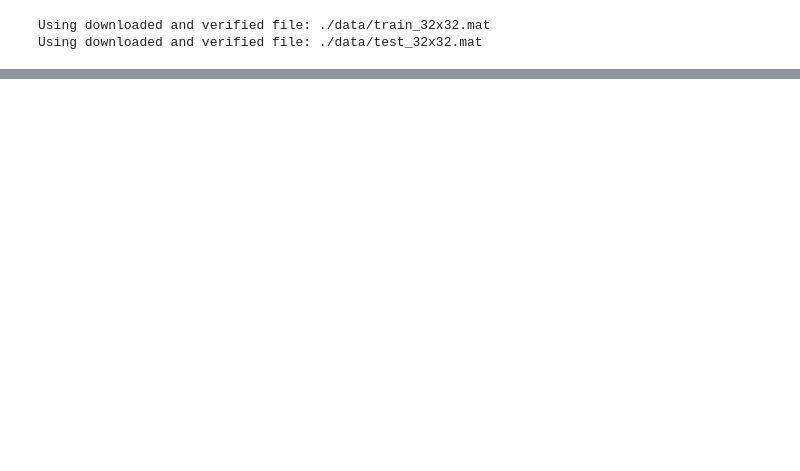
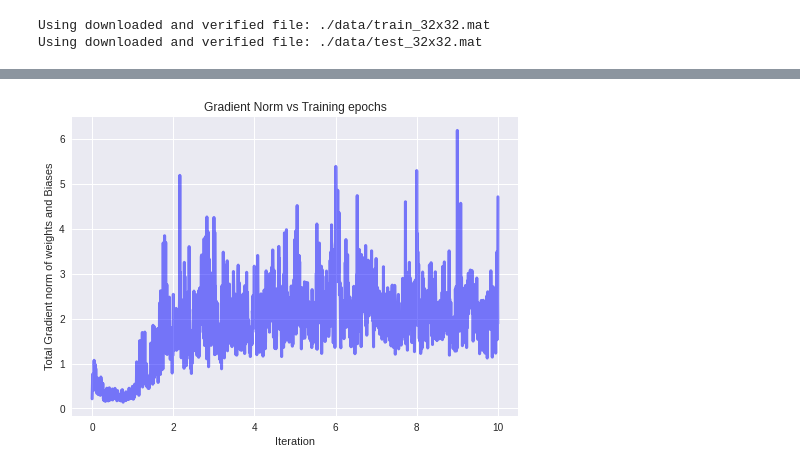
Before and after one commit to vardeep-sandhu/CudaLab, a Jupyter notebook: Sheet02/Sheet02.ipynb, the cells around one changed output, grey strips where cells are left out. Cells and saved outputs as stored; diff of their text form; code cells hidden in the pictures; blank space fills up the shorter version.

```diff
--- a/Sheet02/Sheet02.ipynb
+++ b/Sheet02/Sheet02.ipynb
@@ -231,0 +248,12 @@ Best trial:
+# %%
+X = np.linspace(0, Epochs, len(norm_list))
+
+
+plt.plot(X, norm_list,linewidth=3, alpha = 0.5 ,c="blue")
+plt.xlabel('Iteration')
+plt.ylabel('Total Gradient norm of weights and Biases')
+plt.title('Gradient Norm vs Training epochs')
+
+plt.show()
+# %% [output]
+[figure, added]
```
Also changed, not shown: parts of 9 cells of this notebook, 1 other file.
